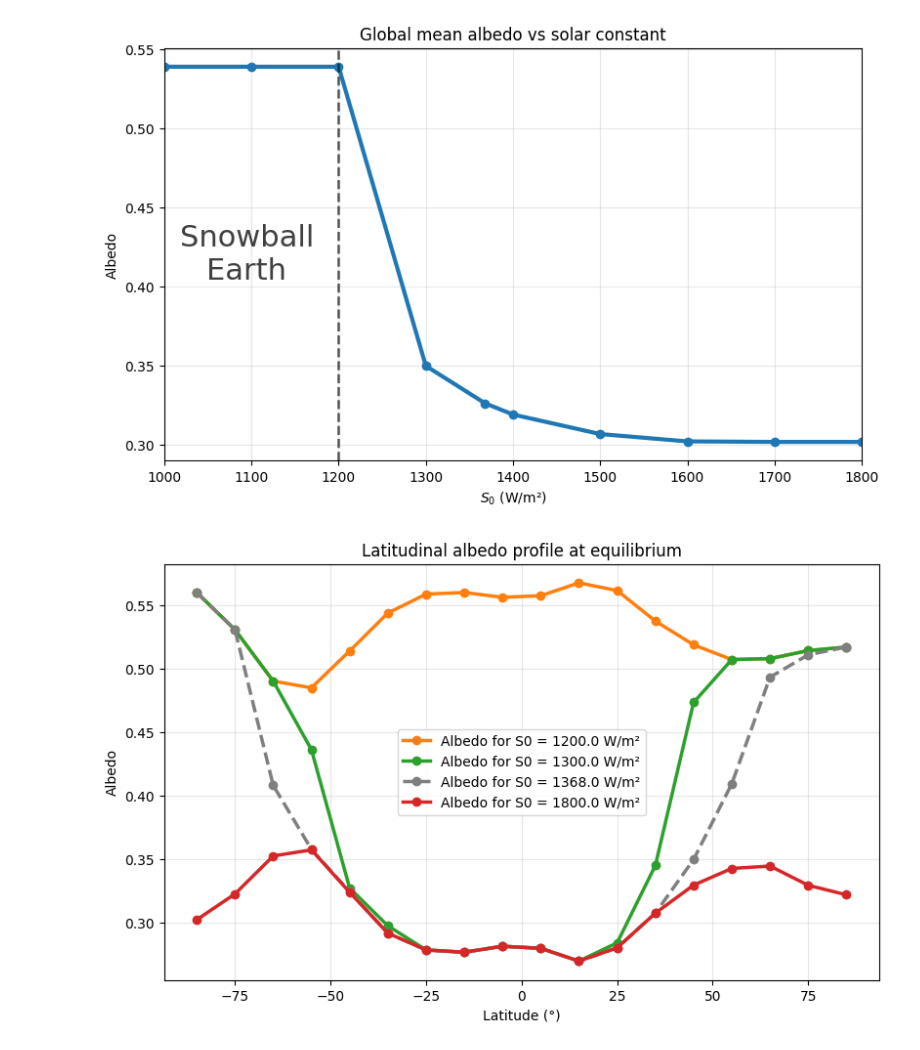
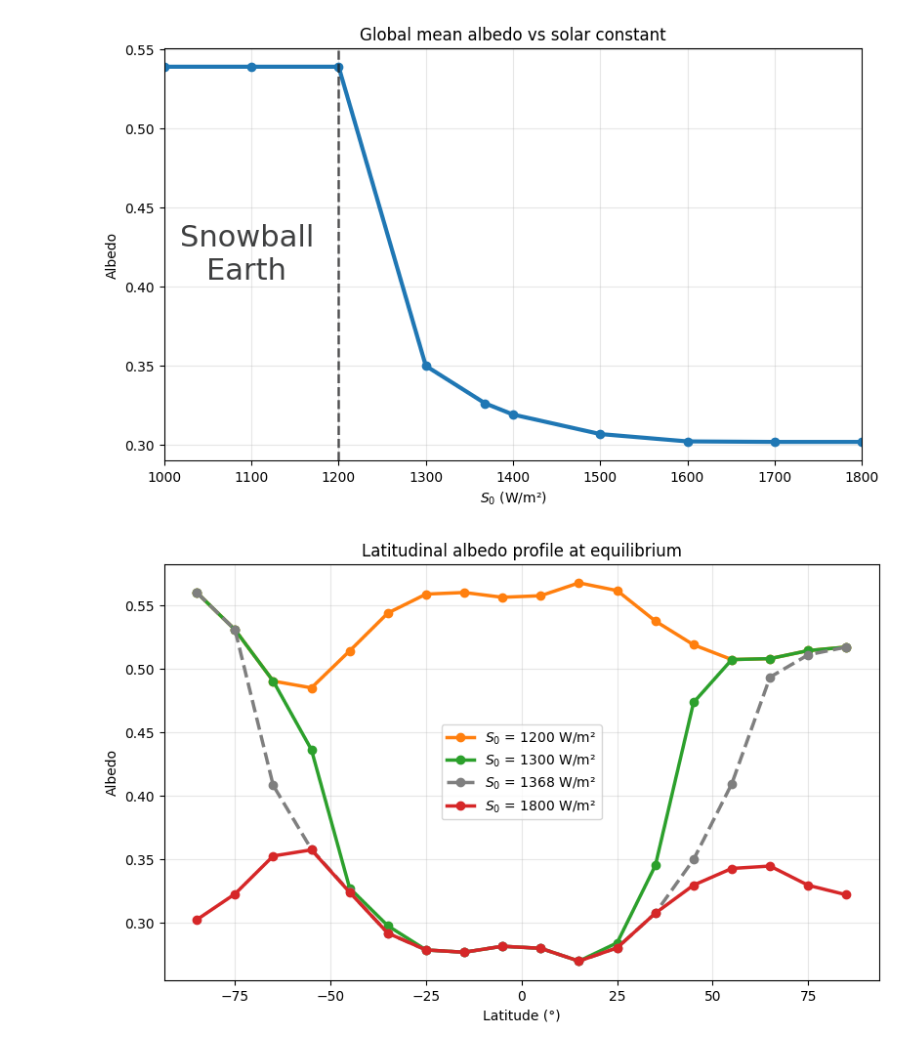
Before and after one commit to louiscleen/energy-balance-model, a Jupyter notebook: notebooks/climate_sens_S0.ipynb, the cells around one changed output. Drawn from its saved outputs; the diff is of its cells as text; code cells hidden in the pictures.

Commit message:
Adjusting the legend position of Latitudinal albedo profile plot

```diff
--- a/notebooks/climate_sens_S0.ipynb
+++ b/notebooks/climate_sens_S0.ipynb
@@ -378,17 +378,17 @@ plt.show()
 # %%
 selected_indices = [7, 8, 9, 14] #selcted_index or selected_indices ? what do you
 colors = ['tab:orange', 'tab:green', 'tab:gray', 'tab:red']
 ls = ['-', '-', '--', '-']
 
 
 fig, ax = plt.subplots()
 for i, idx in enumerate(selected_indices):
-    ax.plot(lat_deg, albedo_mean_last_year[idx], label=f"Albedo for S0 = {S0[idx]:.1f} W/m²", marker='o', color=colors[i], lw=2.5, ls=ls[i])
+    ax.plot(lat_deg, albedo_mean_last_year[idx], label=f"$S_0$ = {S0[idx]:.0f} W/m²", marker='o', color=colors[i], lw=2.5, ls=ls[i])
 ax.set_xlabel("Latitude (°)")
 ax.set_ylabel("Albedo")
 ax.set_title("Latitudinal albedo profile at equilibrium")
-ax.legend()
+ax.legend(loc='center')
 fig.savefig(results_dir / "latitudinal_albedo_profiles.png")
 plt.show()
 # %% [output]
-[figure, old version]
+[figure, new version]
```
Also changed, not shown: 1 other file.
